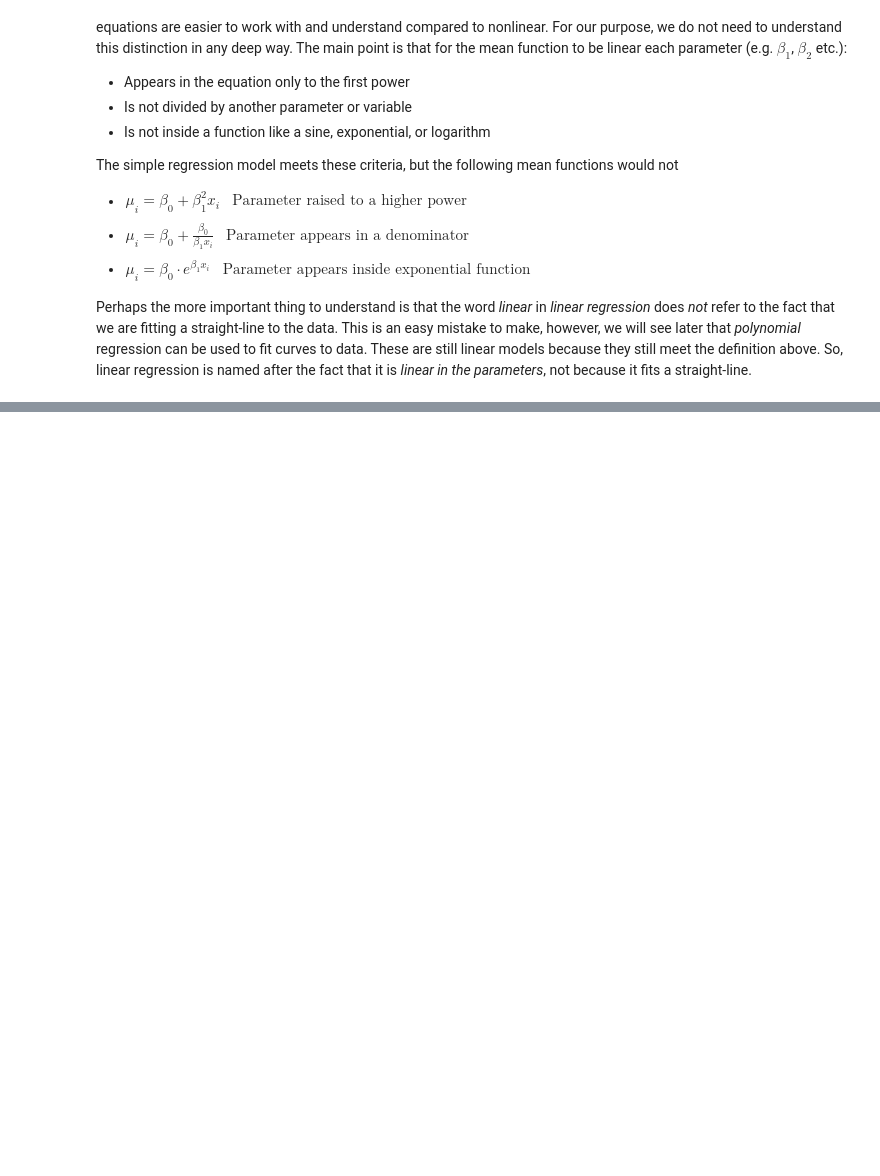
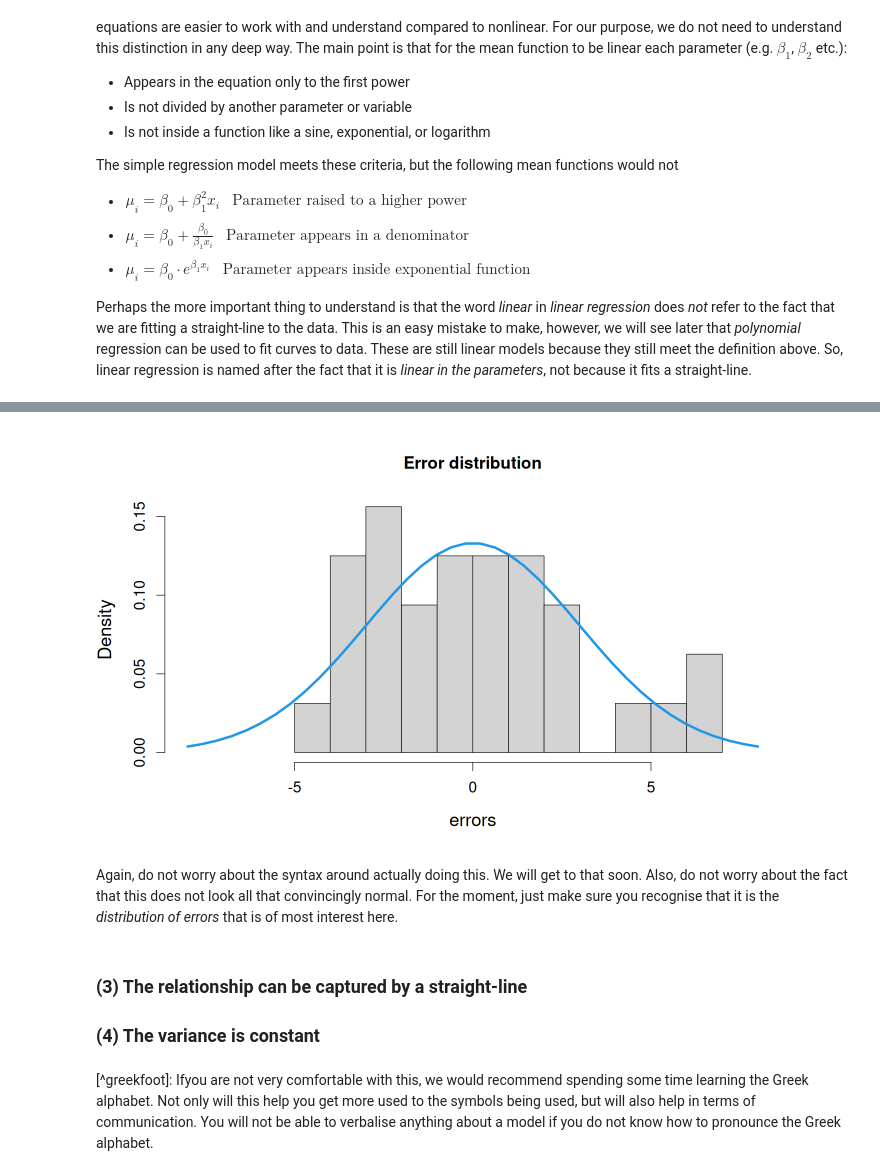
Before and after one commit to PCHN63101-Advanced-Data-Skills/Simple-Multiple-Regression, a Jupyter notebook: 2.simple-regression.ipynb, the cells around one changed output, grey strips where cells are left out. Saved outputs shown, nothing was run; the diff lists cells and outputs as text; code cells hidden in the pictures; blank space fills up the shorter version.

Commit message:
Continuing adding content to the section on the simple regression model

```diff
--- a/2.simple-regression.ipynb
+++ b/2.simple-regression.ipynb
@@ -170,0 +217,29 @@ We will see ways to assess all of these next week, so for now we will just exami
+# %%
+par(cex.lab=1.3, cex.axis=1.1, cex=1.4) # plot scaling
+
+# Model and errors
+reg.mod <- lm(mpg ~ wt, data=mtcars)
+errors  <- resid(reg.mod)
+
+# X-axis grid
+x2 <- seq(-8, 8, length=40)
+
+# Normal curve
+norm.curve <- dnorm(x2, mean=0, sd=sd(errors))
+
+# Histogram
+hist(errors, prob=TRUE, breaks=10, main = "Error distribution", xlim=c(-8,8))
+
+lines(x2, norm.curve, col=4, lwd=4)
+# %% [output]
+[figure, added]
+# %% [markdown]
+Again, do not worry about the syntax around actually doing this. We will get to that soon. Also, do not worry about the fact that this does not look all that convincingly normal. For the moment, just make sure you recognise that it is the *distribution of errors* that is of most interest here.
+# %% [markdown]
+
+
+### (3) The relationship can be captured by a straight-line
+
+### (4) The variance is constant
+# %% [markdown]
+[^greekfoot]: Ifyou are not very comfortable with this, we would recommend spending some time learning the Greek alphabet. Not only will this help you get more used to the symbols being used, but will also help in terms of communication. You will not be able to verbalise anything about a model if you do not know how to pronounce the Greek alphabet.
```
Also changed, not shown: parts of 11 cells of this notebook, 9 other files.
